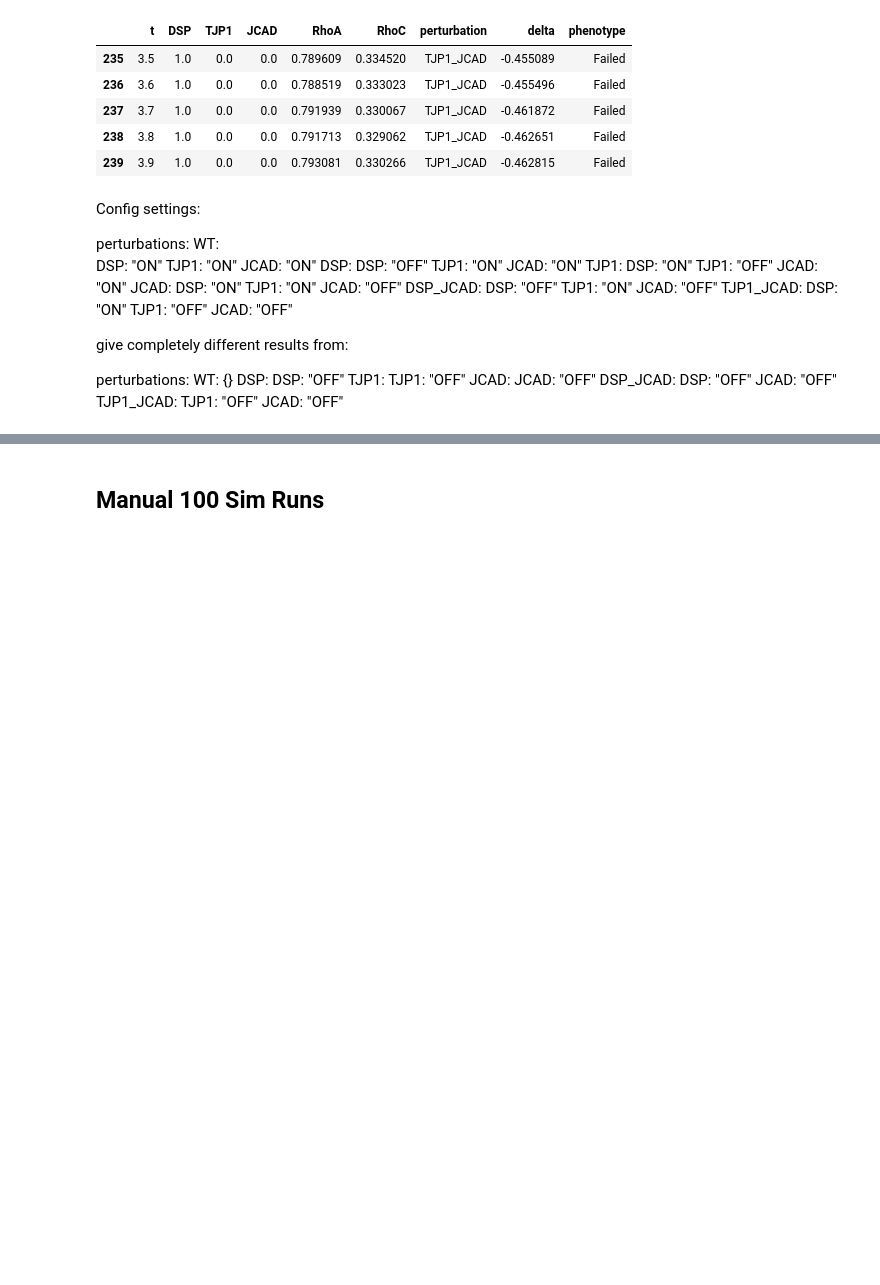
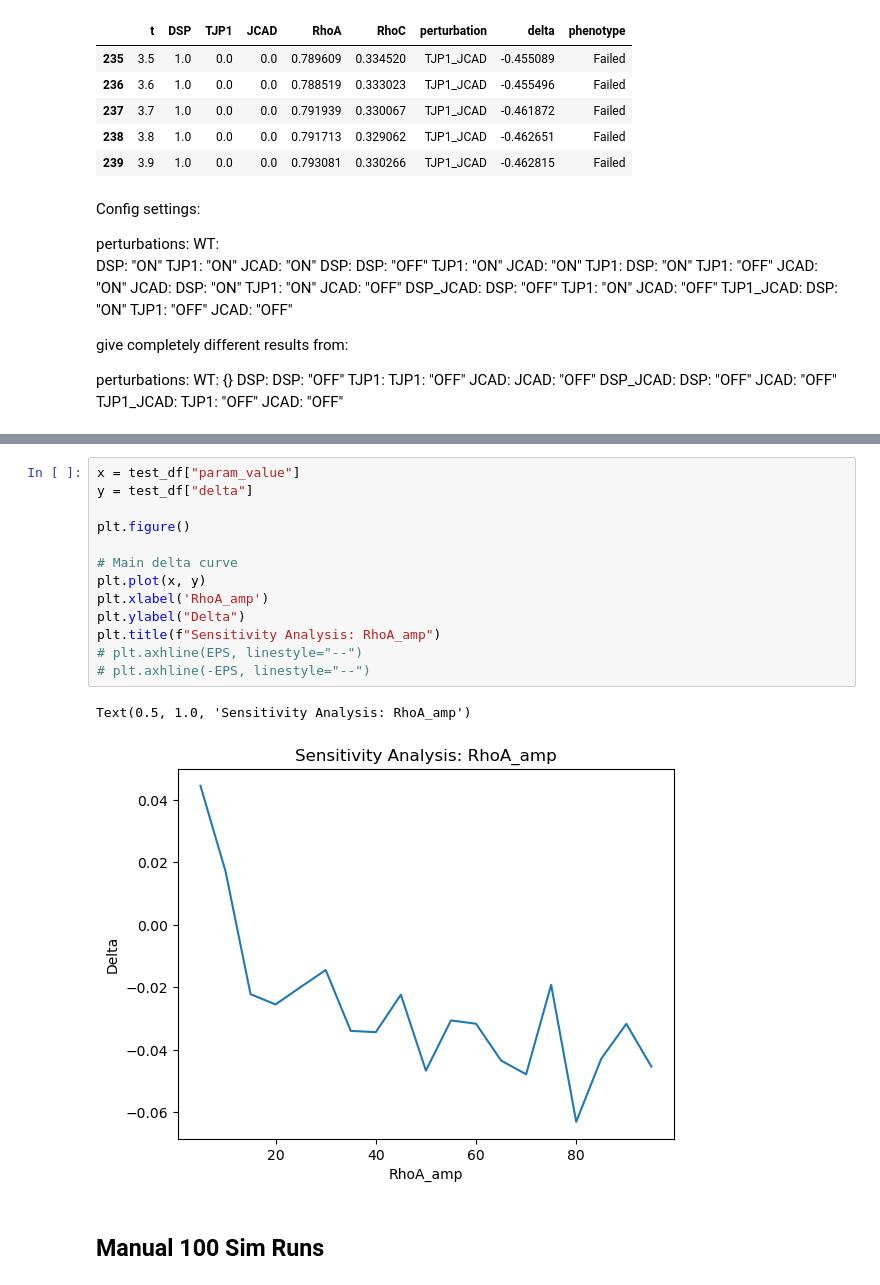
Before and after one commit to emilieyuu/endotehelial-masboss, a Jupyter notebook: notebooks/04_refactor_explore.ipynb, the cells around one changed output, grey strips where cells are left out. Saved outputs shown, nothing was run; the diff lists cells and outputs as text; blank space fills up the shorter version.

```diff
--- a/notebooks/04_refactor_explore.ipynb
+++ b/notebooks/04_refactor_explore.ipynb
@@ -215,3 +218,19 @@ See the caveats in the documentation: https://pandas.pydata.org/pandas-docs/stab
+# %%
+x = test_df["param_value"]
+y = test_df["delta"]
+
+plt.figure()
+
+# Main delta curve
+plt.plot(x, y)
+plt.xlabel('RhoA_amp')
+plt.ylabel("Delta")
+plt.title(f"Sensitivity Analysis: RhoA_amp")
+# plt.axhline(EPS, linestyle="--")
+# plt.axhline(-EPS, linestyle="--")
+# %% [output]
+Text(0.5, 1.0, 'Sensitivity Analysis: RhoA_amp')
+[figure, added]
 # %% [markdown]
 ## Manual 100 Sim Runs
 # %% [markdown]
```
Also changed, not shown: parts of 9 cells of this notebook, 14 other files.
